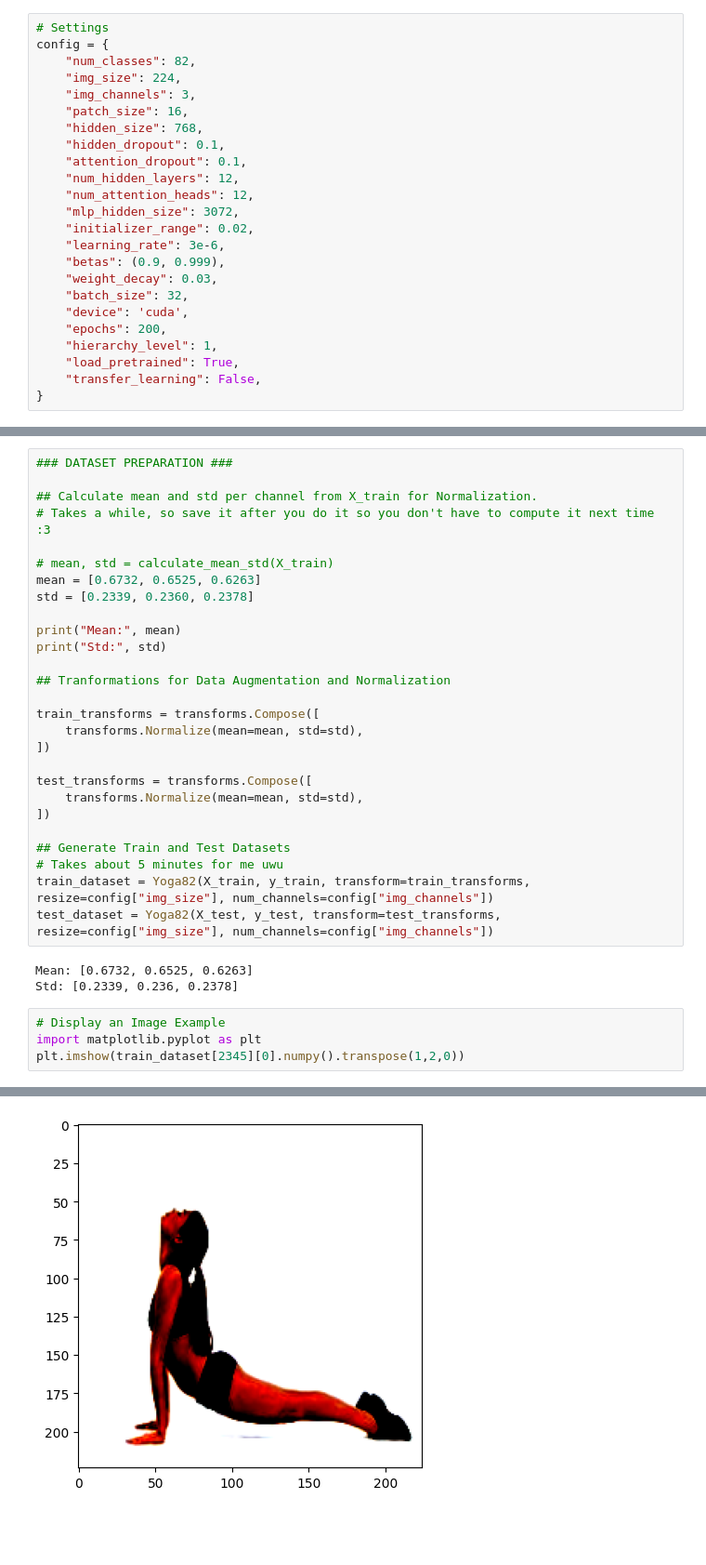
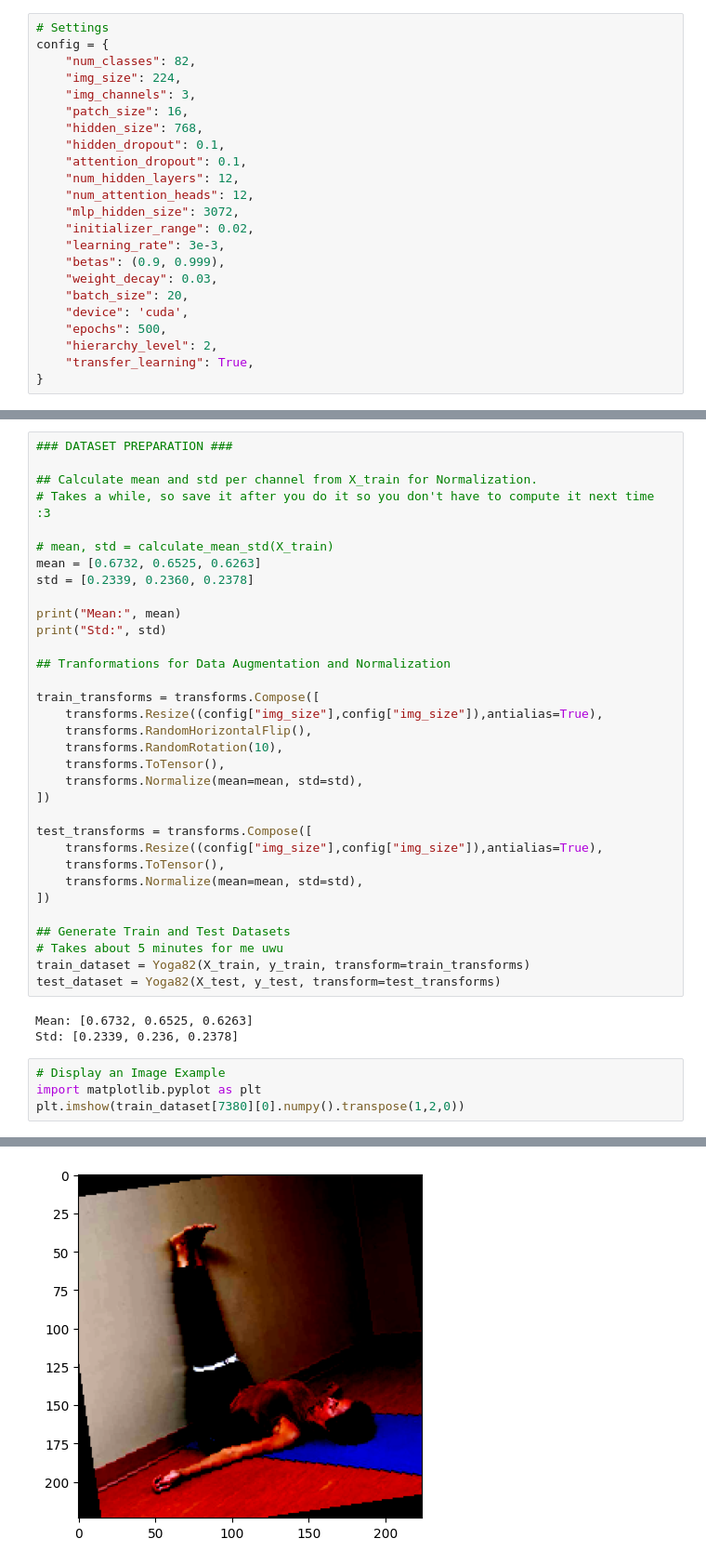
Before and after one commit to pipperv/yoga82-vit, a Jupyter notebook: test.ipynb, the cells around one changed output, grey strips where cells are left out. Shown at 93% size. Cells and saved outputs as stored; diff of their text form; blank space fills up the shorter version.

```diff
--- a/test.ipynb
+++ b/test.ipynb
@@ -25,15 +22,14 @@ config = {
     "num_attention_heads": 12,
     "mlp_hidden_size": 3072,
     "initializer_range": 0.02,
-    "learning_rate": 3e-6,
+    "learning_rate": 3e-3,
     "betas": (0.9, 0.999),
     "weight_decay": 0.03,
-    "batch_size": 32,
+    "batch_size": 20,
     "device": 'cuda',
-    "epochs": 200,
-    "hierarchy_level": 1,
-    "load_pretrained": True,
-    "transfer_learning": False,
+    "epochs": 500,
+    "hierarchy_level": 2,
+    "transfer_learning": True,
 }
 # %%
 # Get Train and Test image paths and respective labels for each hierarchy.
@@ -71,28 +67,34 @@ print("Std:", std)
 ## Tranformations for Data Augmentation and Normalization
 
 train_transforms = transforms.Compose([
+    transforms.Resize((config["img_size"],config["img_size"]),antialias=True),
+    transforms.RandomHorizontalFlip(),
+    transforms.RandomRotation(10),
+    transforms.ToTensor(),
     transforms.Normalize(mean=mean, std=std),
 ])
 
 test_transforms = transforms.Compose([
+    transforms.Resize((config["img_size"],config["img_size"]),antialias=True),
+    transforms.ToTensor(),
     transforms.Normalize(mean=mean, std=std),
 ])
 
 ## Generate Train and Test Datasets
 # Takes about 5 minutes for me uwu
-train_dataset = Yoga82(X_train, y_train, transform=train_transforms, resize=config["img_size"], num_channels=config["img_channels"])
-test_dataset = Yoga82(X_test, y_test, transform=test_transforms, resize=config["img_size"], num_channels=config["img_channels"])
+train_dataset = Yoga82(X_train, y_train, transform=train_transforms)
+test_dataset = Yoga82(X_test, y_test, transform=test_transforms)
 # %% [output]
 Mean: [0.6732, 0.6525, 0.6263]
 Std: [0.2339, 0.236, 0.2378]
 # %%
 # Display an Image Example
 import matplotlib.pyplot as plt
-plt.imshow(train_dataset[2345][0].numpy().transpose(1,2,0))
+plt.imshow(train_dataset[7380][0].numpy().transpose(1,2,0))
 # %% [output]
 Clipping input data to the valid range for imshow with RGB data ([0..1] for floats or [0..255] for integers).
 <matplotlib.image.AxesImage at 0x...>
-[figure, old version]
+[figure, new version]
 # %%
 # Create a Sampler to Balance Dataset
 from sklearn.utils.class_weight import compute_class_weight
```
Also changed, not shown: parts of 8 cells of this notebook, 6 other files.
